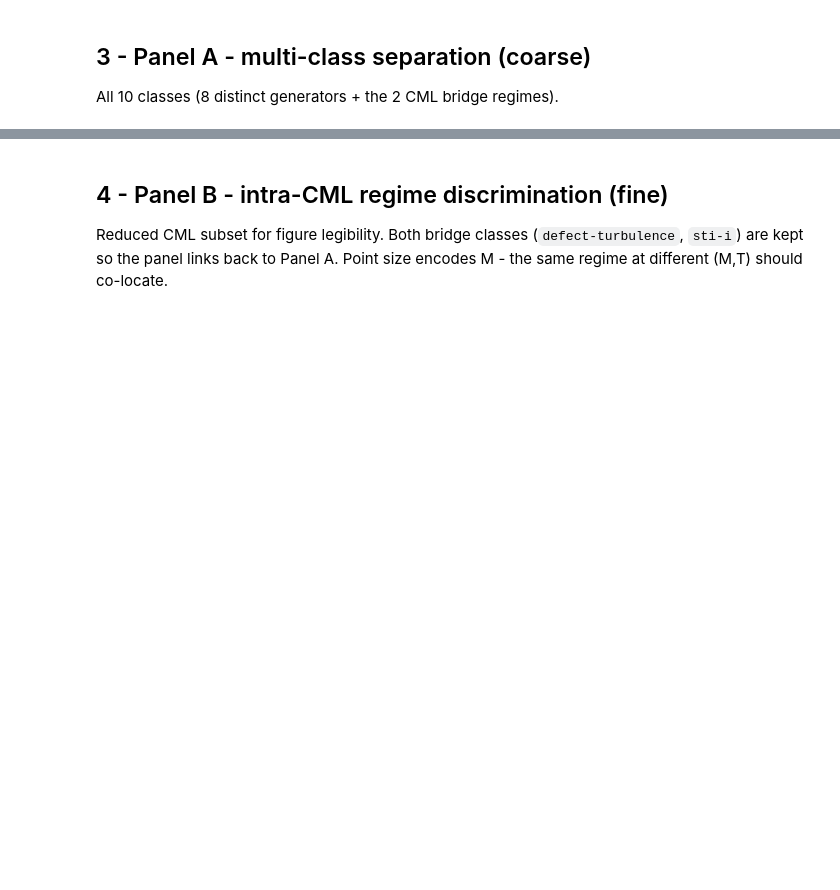
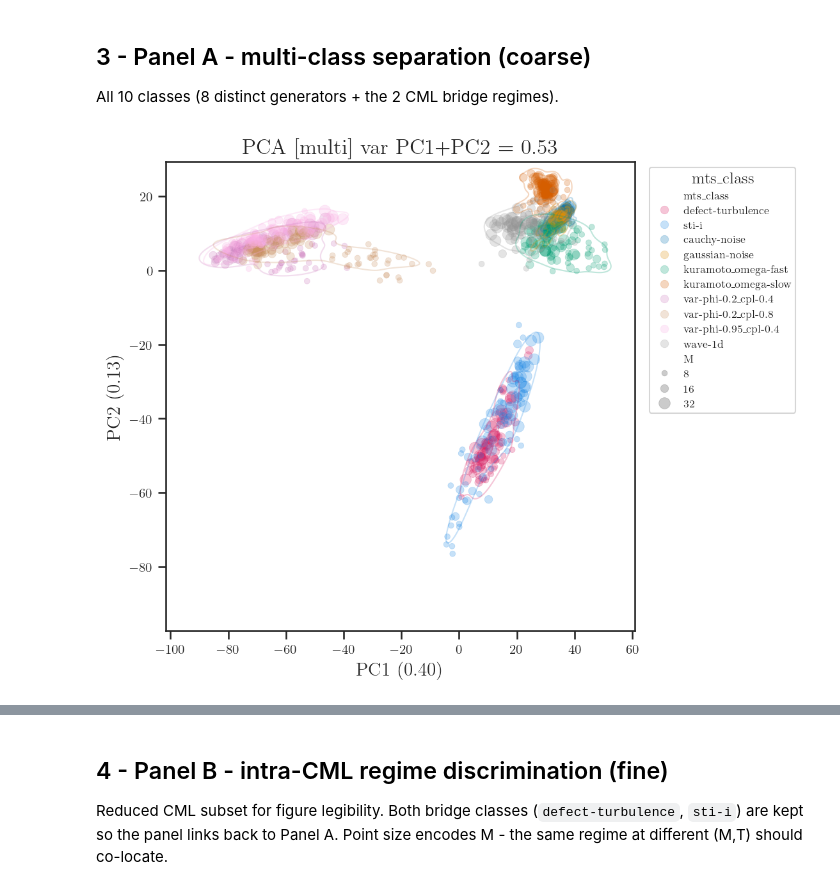
Before and after one commit to willedibam/mts-spi-study-cluster, a Jupyter notebook: notebooks/embeddings/proof_p90_260712.ipynb, the cells around one changed output, grey strips where cells are left out. Saved outputs shown, nothing was run; the diff lists cells and outputs as text; code cells hidden in the pictures; blank space fills up the shorter version.

```diff
--- a/notebooks/embeddings/proof_p90_260712.ipynb
+++ b/notebooks/embeddings/proof_p90_260712.ipynb
@@ -127,7 +130,7 @@ correct for the bounded f_ij space), colour by the shared lock, size points by M
 `src.visualization.plot_pca` (which forces StandardScaler and takes no palette).
 # %%
 # --- shared embedding hyperparameters (both panels) ---
-N_NEIGHBORS = 12
+N_NEIGHBORS = 25
 MIN_DIST = 0.75
 METRIC = "euclidean"       # after PCA, euclidean is the standard choice
 SCALED = False             # covariance-PCA keeps high-variance f_ij pairs dominant
@@ -170,23 +173,28 @@ def _scatter(df, xcol, ycol, *, ax=None, colors=None, size_col="M", kde=True,
     return ax
 
 
-def plot_pca(fs, *, scaled=False, ax=None, title=None, **kw):
+def plot_pca(fs, *, scaled=False, ax=None, title=None, alpha=0.35, **kw):
     """PCA-2D of a FeatureSet. scaled=False -> covariance PCA (correct for the bounded
     f_ij space; high-variance pairs stay dominant). Returns (emb, df, ax)."""
     X = StandardScaler().fit_transform(fs.X) if scaled else fs.X
     pca = PCA(n_components=2, random_state=0).fit(X)
     emb = pca.transform(X); v = pca.explained_variance_ratio_
     df = fs.meta_df.assign(pc_x=emb[:, 0], pc_y=emb[:, 1])
-    ax = _scatter(df, "pc_x", "pc_y", ax=ax, **kw)
+    ax = _scatter(df, "pc_x", "pc_y", alpha=alpha, ax=ax, **kw)
     ax.set_title(title or f"PCA [{fs.name}]  var PC1+PC2 = {v[:2].sum():.2f}")
     ax.set_xlabel(f"PC1 ({v[0]:.2f})"); ax.set_ylabel(f"PC2 ({v[1]:.2f})")
     return emb, df, ax
 
 
-def plot_umap(fs, *, ax=None, title=None, **kw):
-    """UMAP-2D of a FeatureSet (PCA-preprocess -> UMAP). Returns (emb, df, ax)."""
-    emb, df, tag = umap_embed(fs)
-    ax = _scatter(df, "umap_x", "umap_y", ax=ax, **kw)
+def plot_umap(fs, *, n_neighbors=N_NEIGHBORS, min_dist=MIN_DIST, n_pca=N_PCA,
+              metric=METRIC, scaled=SCALED, pca_preprocess=PCA_PREPROCESS, seed=0,
+              ax=None, title=None, alpha=0.35, **kw):
+    """UMAP-2D of a FeatureSet (PCA-preprocess -> UMAP). n_neighbors / min_dist / n_pca
+    (+ metric, scaled, pca_preprocess, seed) forward to umap_embed; **kw -> _scatter
+    (kde, legend_title, colors, size_col). Returns (emb, df, ax)."""
+    emb, df, tag = umap_embed(fs, n_neighbors=n_neighbors, min_dist=min_dist, metric=metric,
+                              scaled=scaled, pca_preprocess=pca_preprocess, n_pca=n_pca, seed=seed)
+    ax = _scatter(df, "umap_x", "umap_y", alpha=alpha, ax=ax, **kw)
     ax.set_title(title or f"UMAP [{fs.name}] ({tag})")
     ax.set_xlabel("UMAP-1"); ax.set_ylabel("UMAP-2")
     return emb, df, ax
@@ -196,5 +204,7 @@ def plot_umap(fs, *, ax=None, title=None, **kw):
 All 10 classes (8 distinct generators + the 2 CML bridge regimes).
 # %%
 # PCA-2D (linear sanity check before UMAP)
-plot_pca(MULTI, legend_title="mts_class"); plt.tight_layout(); plt.show()
+plot_pca(MULTI, alpha=0.25, legend_title="mts_class"); plt.tight_layout(); plt.show()
+# %% [output]
+[figure, added]
 # %%
```
Also changed, not shown: parts of 13 cells of this notebook.
